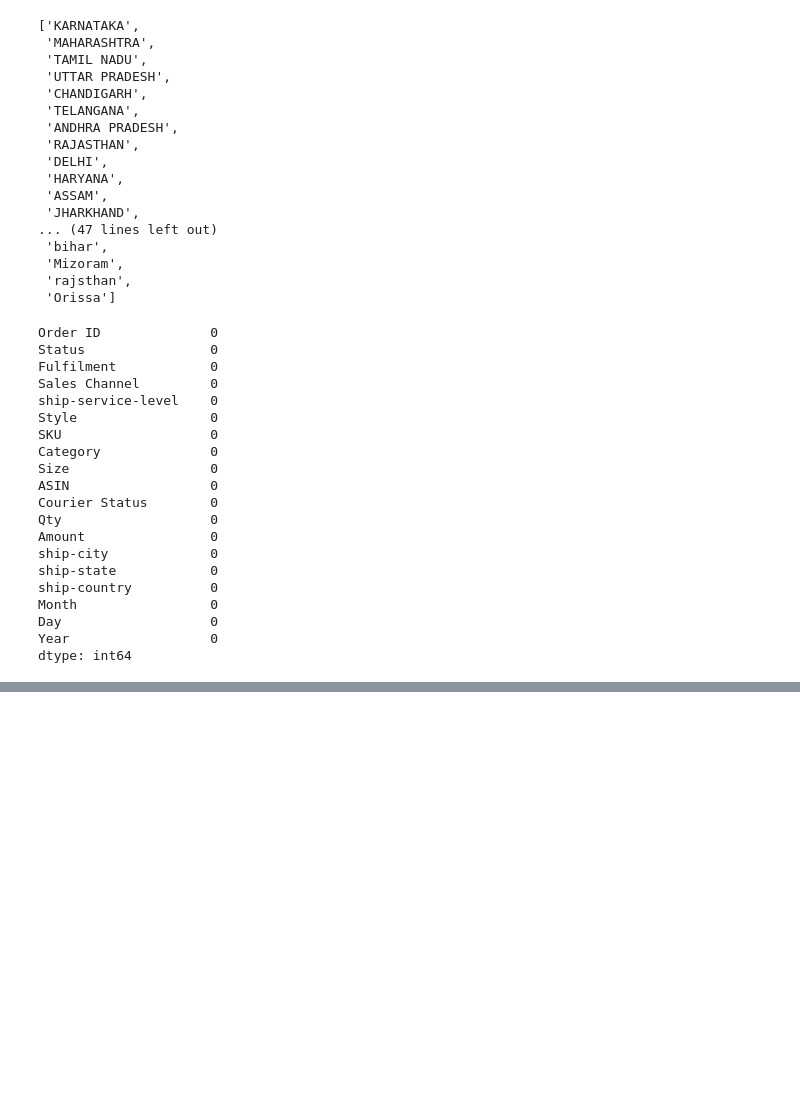
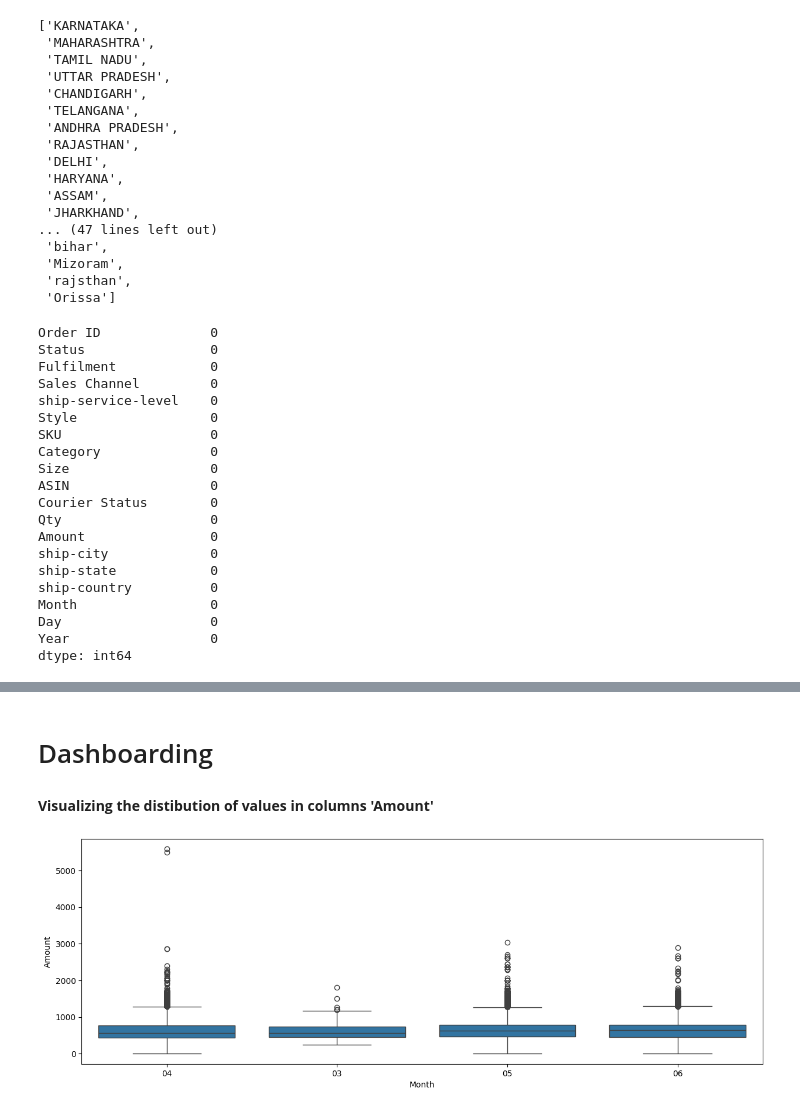
Before and after one commit to RookieCoder12/DevArena-Week-6, a Jupyter notebook: dashboard.ipynb, the cells around one changed output, grey strips where cells are left out. Drawn from its saved outputs; the diff is of its cells as text; code cells hidden in the pictures; blank space fills up the shorter version.

```diff
--- a/dashboard.ipynb
+++ b/dashboard.ipynb
@@ -370,0 +203,2 @@ TypeError: FormattedTB.__init__() got an unexpected keyword argument 'color_sche
+# %% [markdown]
+# Dashboarding
@@ -370,0 +213,12 @@ TypeError: FormattedTB.__init__() got an unexpected keyword argument 'color_sche
+# %% [markdown]
+<b>
+Visualizing the distibution of values in columns 'Amount'
+</b>
+# %%
+plt.figure(figsize=(15,5))
+sns.boxplot(x='Month'
+            , y = 'Amount'
+            , data= df_amazon_sales_completed)
+plt.show()
+# %% [output]
+[figure, added]
```
Also changed, not shown: parts of 26 cells of this notebook.
